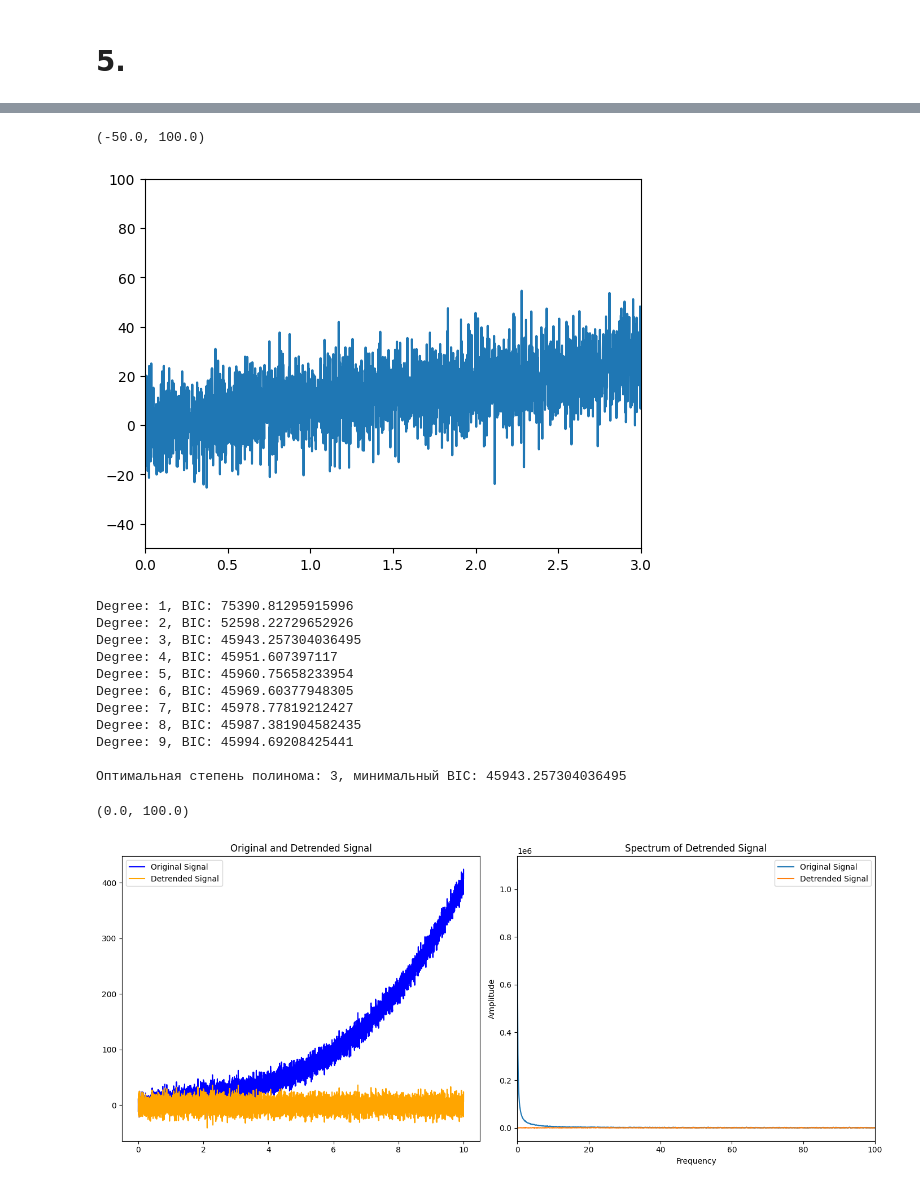
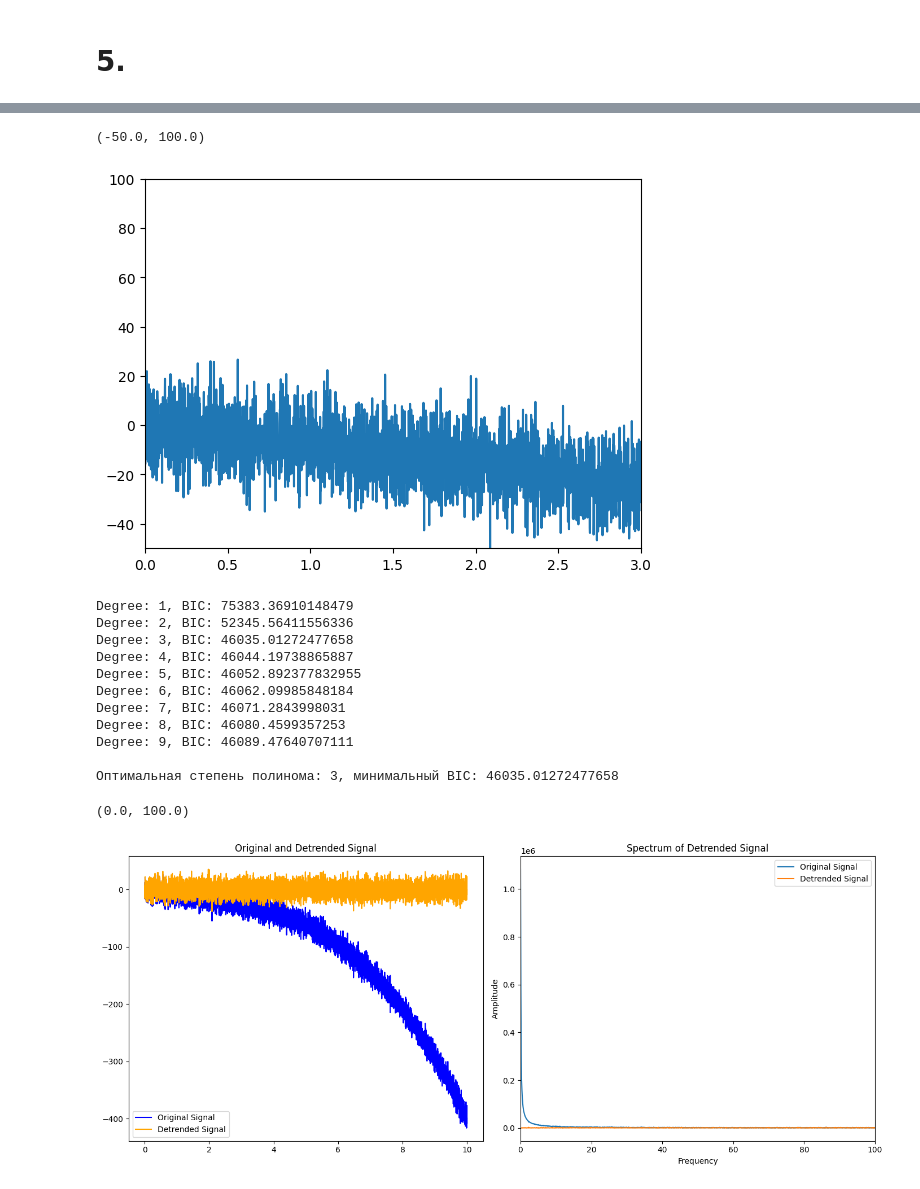
Before and after one commit to KadilenkoIvan/digital_signal_processing, a Jupyter notebook: lab6/6.ipynb, the cells around one changed output, grey strips where cells are left out. Saved outputs shown, nothing was run; the diff lists cells and outputs as text; code cells hidden in the pictures.

```diff
--- a/lab6/6.ipynb
+++ b/lab6/6.ipynb
@@ -192,12 +192,12 @@ plt.plot(t, signal)
 # %%
 t = np.linspace(0, 10, fs)
-signal = 0.5 * t**3 - 2 * t**2 + 10 * t + np.random.normal(0, 10, fs)
+signal = -(0.5 * t**3 - 2 * t**2 + 10 * t + np.random.normal(0, 10, fs))
 plt.plot(t, signal)
 plt.xlim([0, 3])
 plt.ylim([-50,100])
 # %% [output]
 (-50.0, 100.0)
-[figure, old version]
+[figure, new version]
 # %%
 import numpy as np
 import matplotlib.pyplot as plt
@@ -253,16 +253,16 @@ plt.legend(['Original Signal', 'Detrended Signal'])
 plt.tight_layout()
 plt.xlim([0,100])
 # %% [output]
-Degree: 1, BIC: 75390.81295915996
-Degree: 2, BIC: 52598.22729652926
-Degree: 3, BIC: 45943.257304036495
-Degree: 4, BIC: 45951.607397117
-Degree: 5, BIC: 45960.75658233954
-Degree: 6, BIC: 45969.60377948305
-Degree: 7, BIC: 45978.77819212427
-Degree: 8, BIC: 45987.381904582435
-Degree: 9, BIC: 45994.69208425441
+Degree: 1, BIC: 75383.36910148479
+Degree: 2, BIC: 52345.56411556336
+Degree: 3, BIC: 46035.01272477658
+Degree: 4, BIC: 46044.19738865887
+Degree: 5, BIC: 46052.892377832955
+Degree: 6, BIC: 46062.09985848184
+Degree: 7, BIC: 46071.2843998031
+Degree: 8, BIC: 46080.4599357253
+Degree: 9, BIC: 46089.47640707111
 
-Оптимальная степень полинома: 3, минимальный BIC: 45943.257304036495
+Оптимальная степень полинома: 3, минимальный BIC: 46035.01272477658
 (0.0, 100.0)
-[figure, old version]
+[figure, new version]
```
Also changed, not shown: parts of 5 cells of this notebook, 2 other files.
